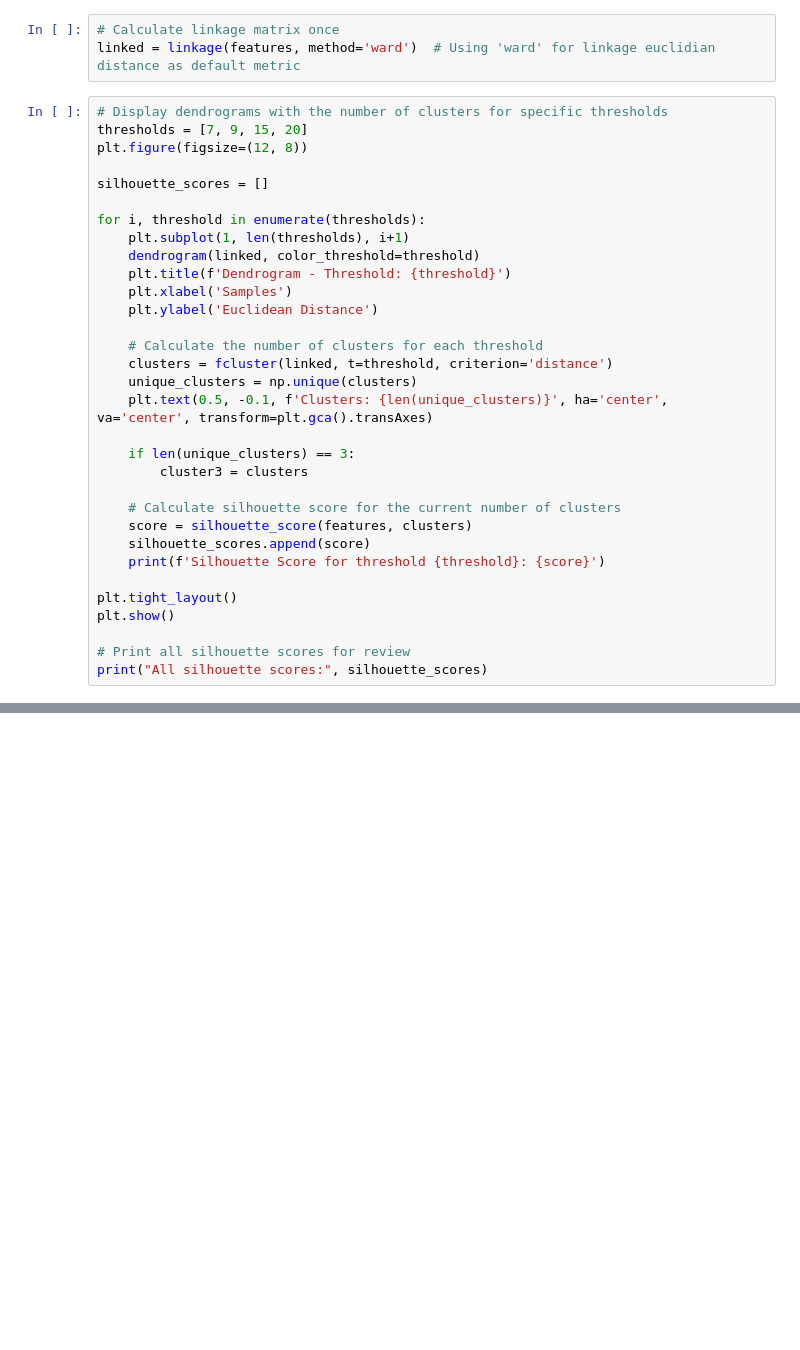
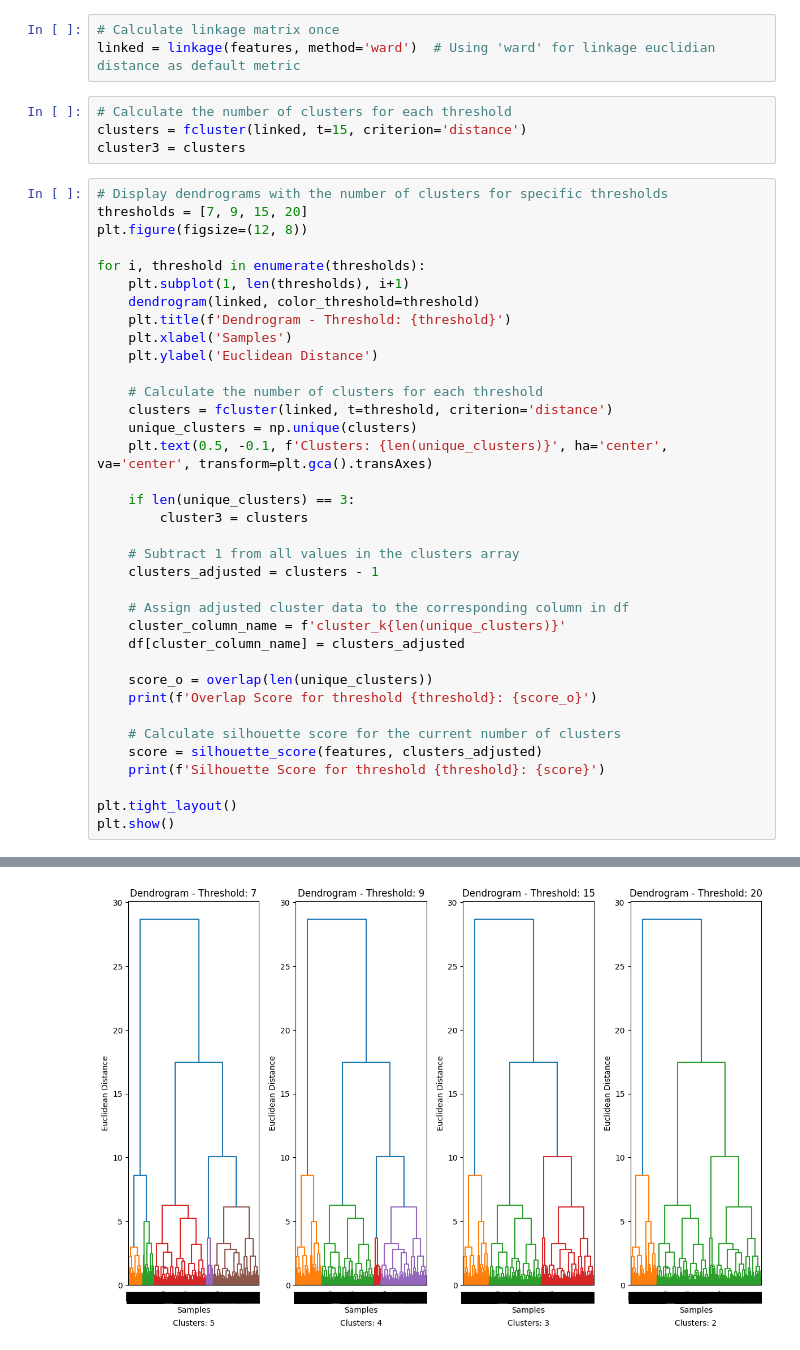
Before and after one commit to KHALOUIoussama/TP2_sciences_de_donnees, a Jupyter notebook: notebook.ipynb, the cells around one changed output, grey strips where cells are left out. Drawn from its saved outputs; the diff is of its cells as text; blank space fills up the shorter version.

```diff
--- a/notebook.ipynb
+++ b/notebook.ipynb
@@ -256,12 +259,14 @@ from scipy.cluster.hierarchy import dendrogram, linkage, fcluster
 # %%
 # Calculate linkage matrix once
 linked = linkage(features, method='ward')  # Using 'ward' for linkage euclidian distance as default metric
+# %%
+# Calculate the number of clusters for each threshold
+clusters = fcluster(linked, t=15, criterion='distance')
+cluster3 = clusters
 # %%
 # Display dendrograms with the number of clusters for specific thresholds
 thresholds = [7, 9, 15, 20]
 plt.figure(figsize=(12, 8))
-
-silhouette_scores = []
 
 for i, threshold in enumerate(thresholds):
     plt.subplot(1, len(thresholds), i+1)
@@ -278,14 +283,20 @@ for i, threshold in enumerate(thresholds):
     if len(unique_clusters) == 3:
         cluster3 = clusters
 
+    # Subtract 1 from all values in the clusters array
+    clusters_adjusted = clusters - 1
+
+    # Assign adjusted cluster data to the corresponding column in df
+    cluster_column_name = f'cluster_k{len(unique_clusters)}'
+    df[cluster_column_name] = clusters_adjusted
+
+    score_o = overlap(len(unique_clusters))
+    print(f'Overlap Score for threshold {threshold}: {score_o}')
+
     # Calculate silhouette score for the current number of clusters
-    score = silhouette_score(features, clusters)
-    silhouette_scores.append(score)
+    score = silhouette_score(features, clusters_adjusted)
     print(f'Silhouette Score for threshold {threshold}: {score}')
 
 plt.tight_layout()
 plt.show()
-
-# Print all silhouette scores for review
-print("All silhouette scores:", silhouette_scores)
 # %% [output]
@@ -294 +311,2 @@ Silhouette Score for threshold 7.5: 0.21652590487570111
+[figure, added]
 # %% [markdown]
```
Also changed, not shown: parts of 19 cells of this notebook.
